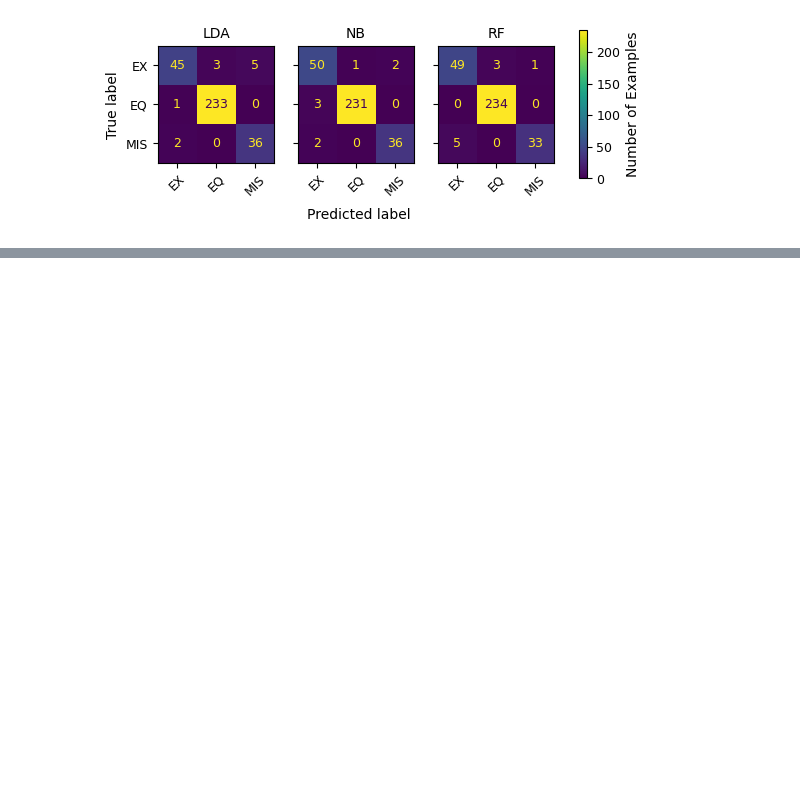
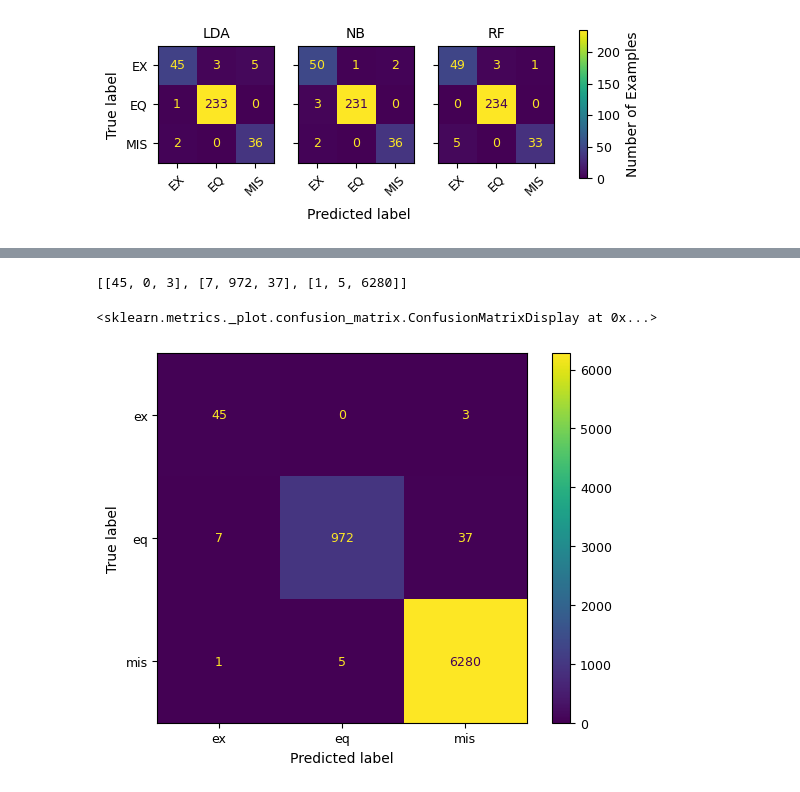
Before and after one commit to armstrong06/UT_event_classifier, a Jupyter notebook: notebooks/NBAndLDASelectedFeatures.ipynb, the cells around one changed output, grey strips where cells are left out. Drawn from its saved outputs; the diff is of its cells as text; code cells hidden in the pictures; blank space fills up the shorter version.

```diff
--- a/notebooks/NBAndLDASelectedFeatures.ipynb
+++ b/notebooks/NBAndLDASelectedFeatures.ipynb
@@ -473,0 +544,24 @@ plt.show()
+# %%
+ex_ex = 45
+ex_mis = 3
+ex_eq = 0
+mis_ex = 1
+mis_mis = 6280
+mis_eq = 5
+eq_ex = 7
+eq_mis = 37
+eq_eq = 972
+
+cm = [[ex_ex, ex_eq, ex_mis],
+      [eq_ex, eq_eq, eq_mis],
+      [mis_ex, mis_eq, mis_mis]]
+print(cm)
+# %% [output]
+[[45, 0, 3], [7, 972, 37], [1, 5, 6280]]
+# %%
+display = ConfusionMatrixDisplay(confusion_matrix=np.array(cm),
+                       display_labels=['ex', 'eq', 'mis'])
+display.plot()
+# %% [output]
+<sklearn.metrics._plot.confusion_matrix.ConfusionMatrixDisplay at 0x...>
+[figure, added]
```
Also changed, not shown: parts of 16 cells of this notebook, 1 other file.
